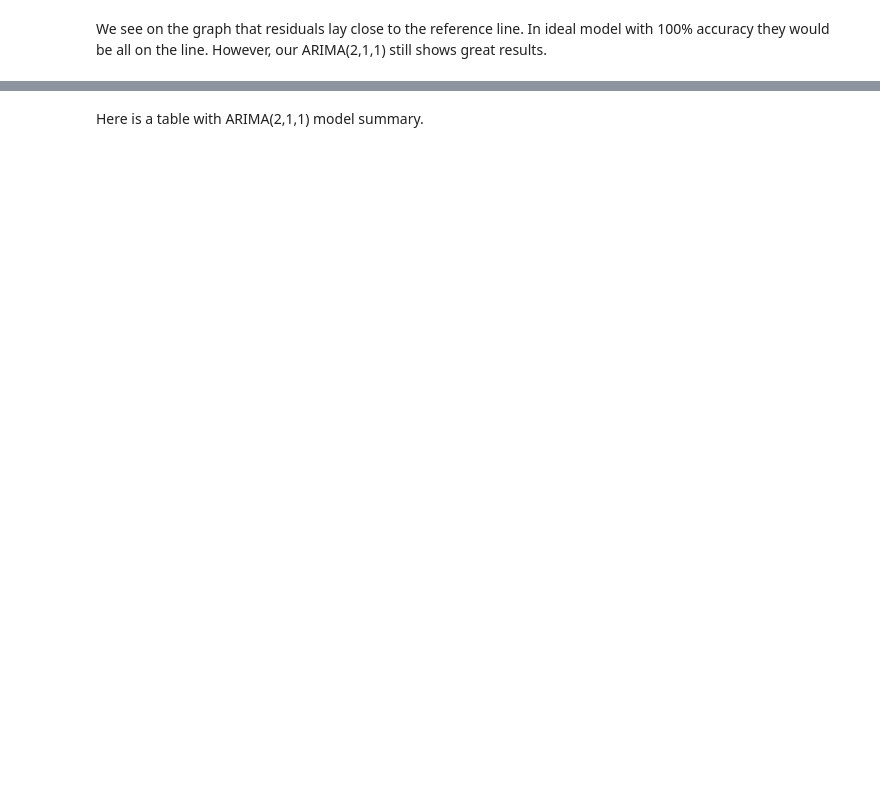
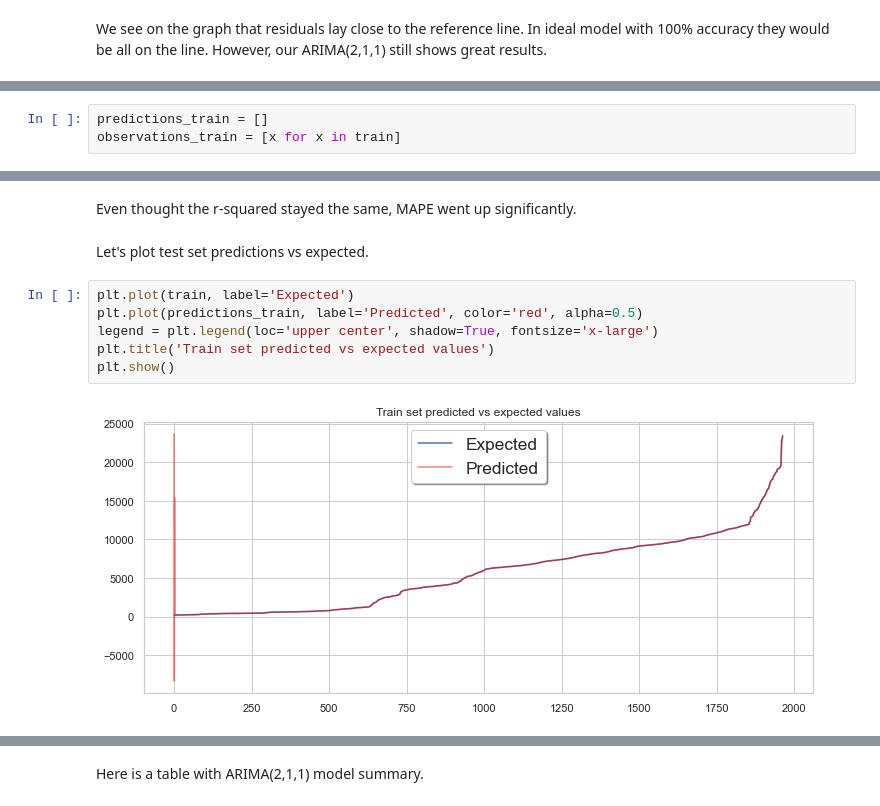
Before and after one commit to igorverevkin1992/Predicting-Bitcoin-Price, a Jupyter notebook: PTDD/PTDD_Working.ipynb, the cells around one changed output, grey strips where cells are left out. Saved outputs shown, nothing was run; the diff lists cells and outputs as text; blank space fills up the shorter version.

```diff
--- a/PTDD/PTDD_Working.ipynb
+++ b/PTDD/PTDD_Working.ipynb
@@ -273,0 +271,3 @@ We see on the graph that residuals lay close to the reference line. In ideal mod
+# %%
+predictions_train = []
+observations_train = [x for x in train]
@@ -273,0 +291,12 @@ We see on the graph that residuals lay close to the reference line. In ideal mod
+# %% [markdown]
+Even thought the r-squared stayed the same, MAPE went up significantly.
+# %% [markdown]
+Let's plot test set predictions vs expected.
+# %%
+plt.plot(train, label='Expected')
+plt.plot(predictions_train, label='Predicted', color='red', alpha=0.5)
+legend = plt.legend(loc='upper center', shadow=True, fontsize='x-large')
+plt.title('Train set predicted vs expected values')
+plt.show()
+# %% [output]
+[figure, added]
```
Also changed, not shown: parts of 26 cells of this notebook.
